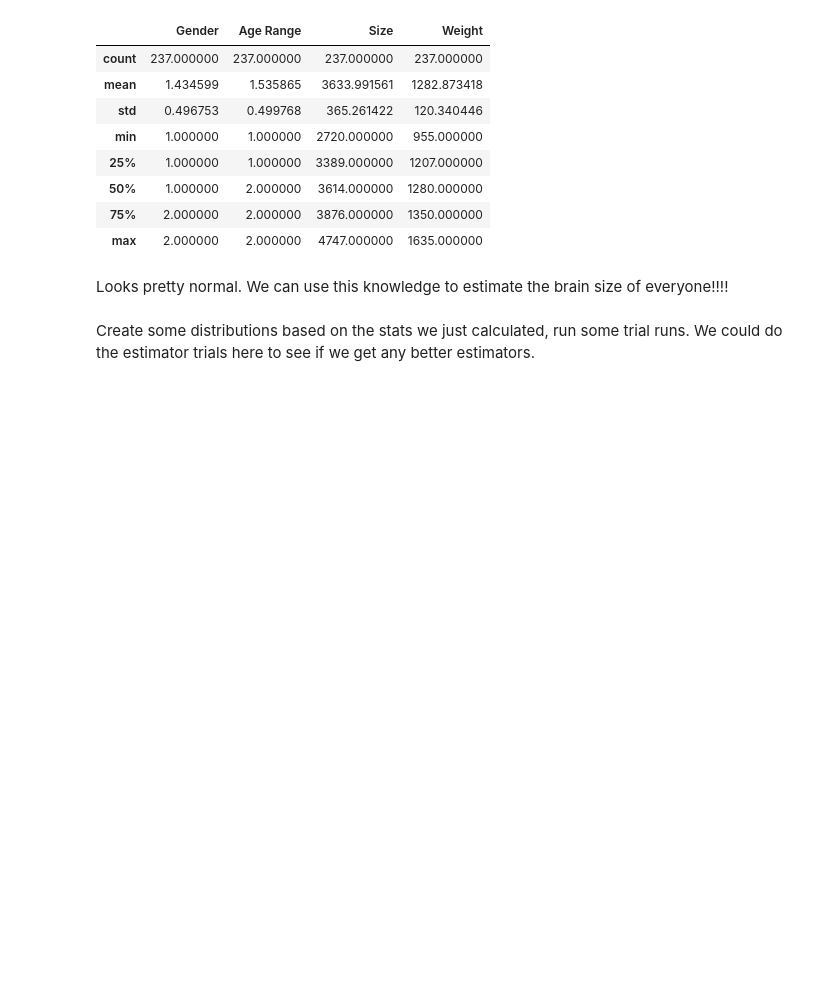
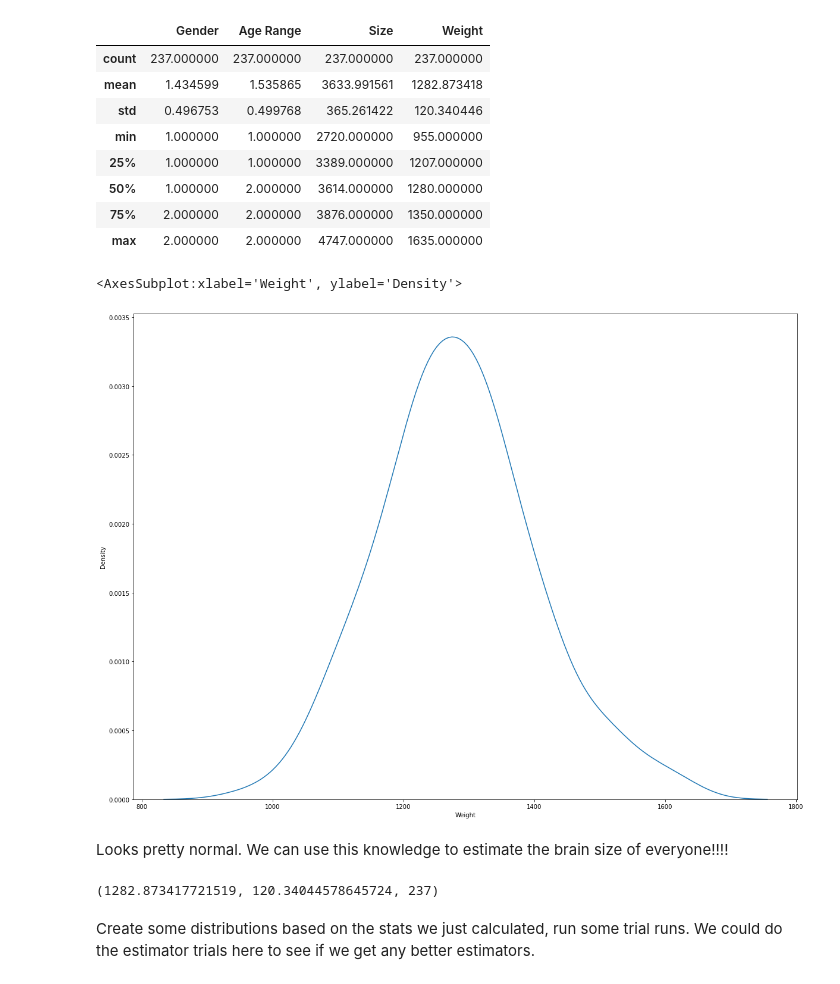
Before and after one commit to allyryry/BasicClassExamples, a Jupyter notebook: 013_Samples_and_Randomness.ipynb, the cells around one changed output. Cells and saved outputs as stored; diff of their text form; code cells hidden in the pictures; blank space fills up the shorter version.

```diff
--- a/013_Samples_and_Randomness.ipynb
+++ b/013_Samples_and_Randomness.ipynb
@@ -288,10 +288,20 @@ brain.describe()
 | max | 2.000000 | 2.000000 | 4747.000000 | 1635.000000 |
 # %%
 #visualize the distribution
+sns.kdeplot(data=brain,x='Weight')
+# %% [output]
+<AxesSubplot:xlabel='Weight', ylabel='Density'>
+[figure, added]
 # %% [markdown]
 Looks pretty normal. We can use this knowledge to estimate the brain size of everyone!!!!
 # %%
 #Get some basic brain stats and save them in varaibles, print 'em to see.
 #mean, standard dev, median, and count.
+meanBrain = brain['Weight'].mean()
+stdBrain =  brain['Weight'].std()
+countBrain = brain['Weight'].count()
+meanBrain, stdBrain, countBrain
+# %% [output]
+(1282.873417721519, 120.34044578645724, 237)
 # %% [markdown]
 Create some distributions based on the stats we just calculated, run some trial runs. We could do the estimator trials here to see if we get any better estimators.
```
Also changed, not shown: parts of 12 cells of this notebook.
